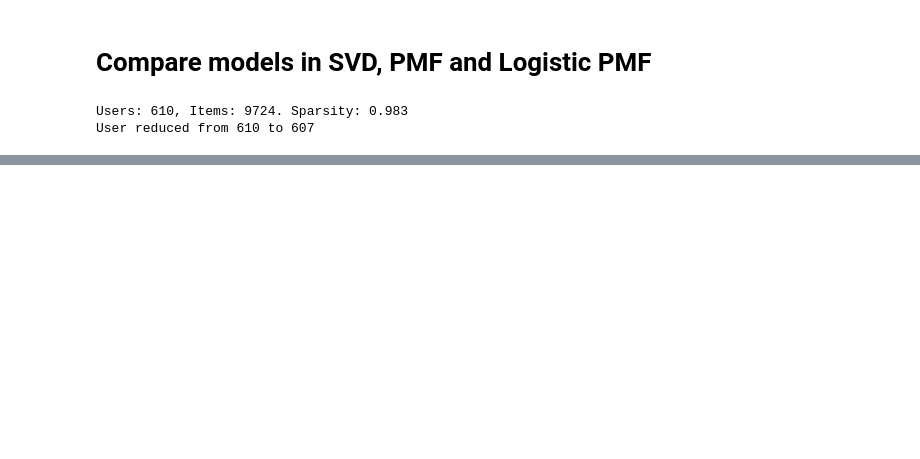
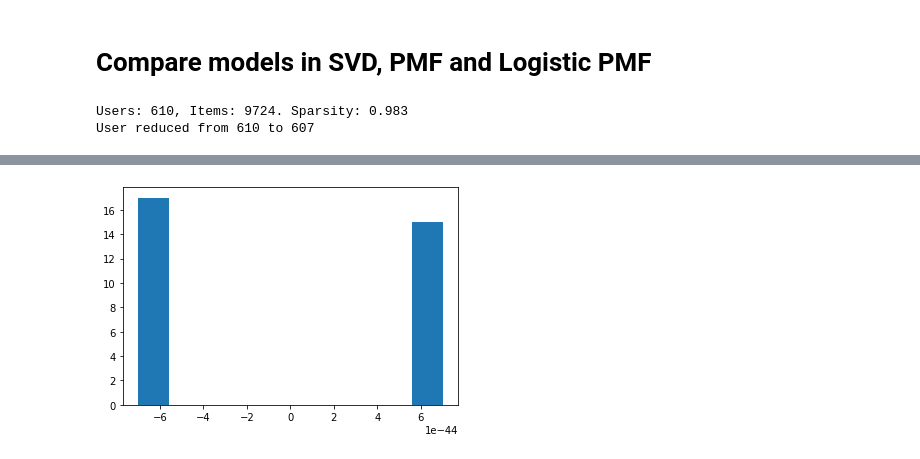
Before and after one commit to georgeDuSH/recommender, a Jupyter notebook: mf.ipynb, the cells around one changed output, grey strips where cells are left out. Cells and saved outputs as stored; diff of their text form; code cells hidden in the pictures; blank space fills up the shorter version.

```diff
--- a/mf.ipynb
+++ b/mf.ipynb
@@ -116,3 +138,10 @@ Epoch: 256, Time: 18.49, /Average loss 0.09817
+# %%
+import matplotlib.pyplot as plt
+
+plt.hist(lpmf.embedding_user(LongTensor([0])).detach().numpy()[0])
+plt.show()
+# %% [output]
+[figure, added]
 # %%
 loss_fsvd = fsvd.last_train_loss
 loss_pmf = pmf.last_train_loss
```
Also changed, not shown: parts of 4 cells of this notebook.
